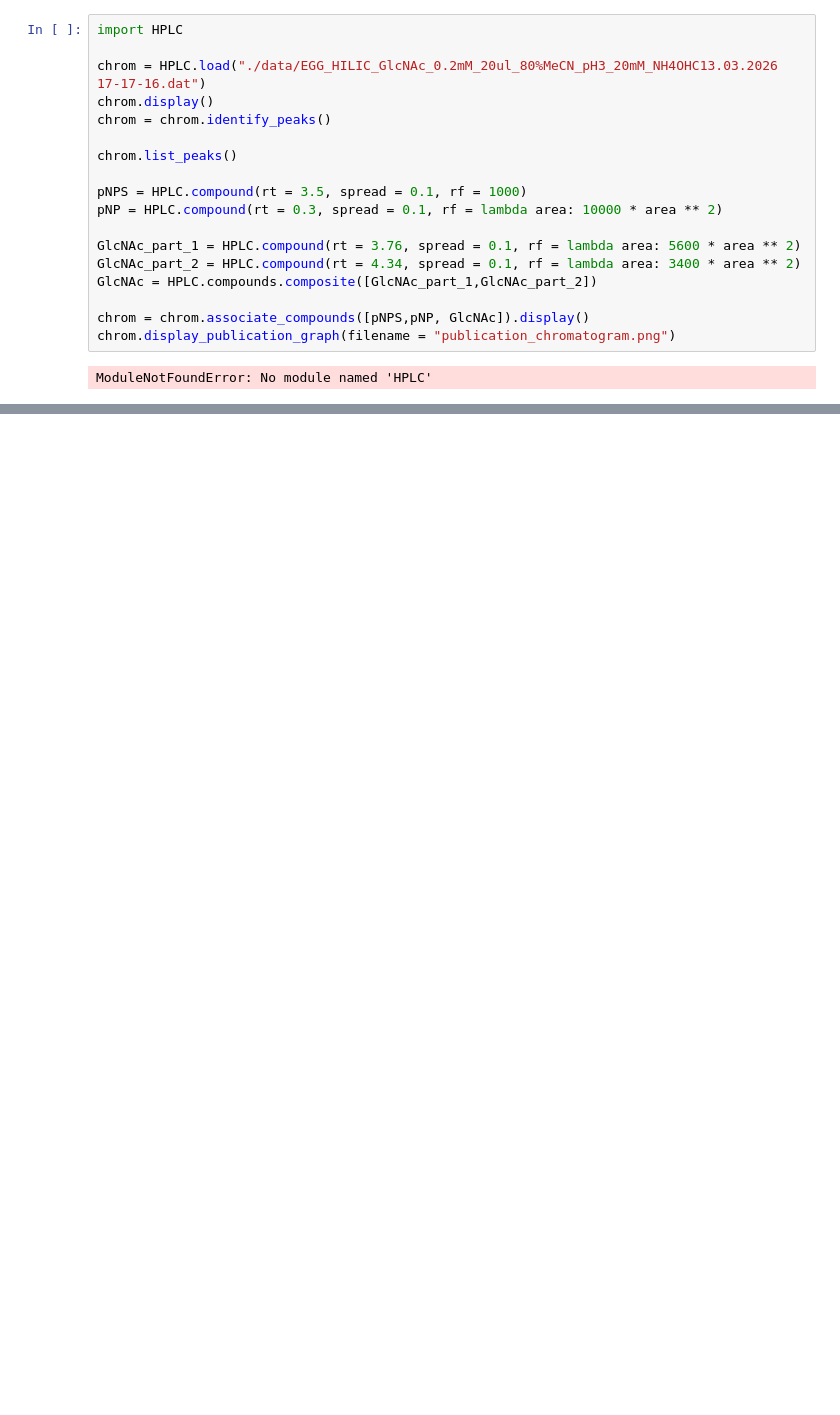
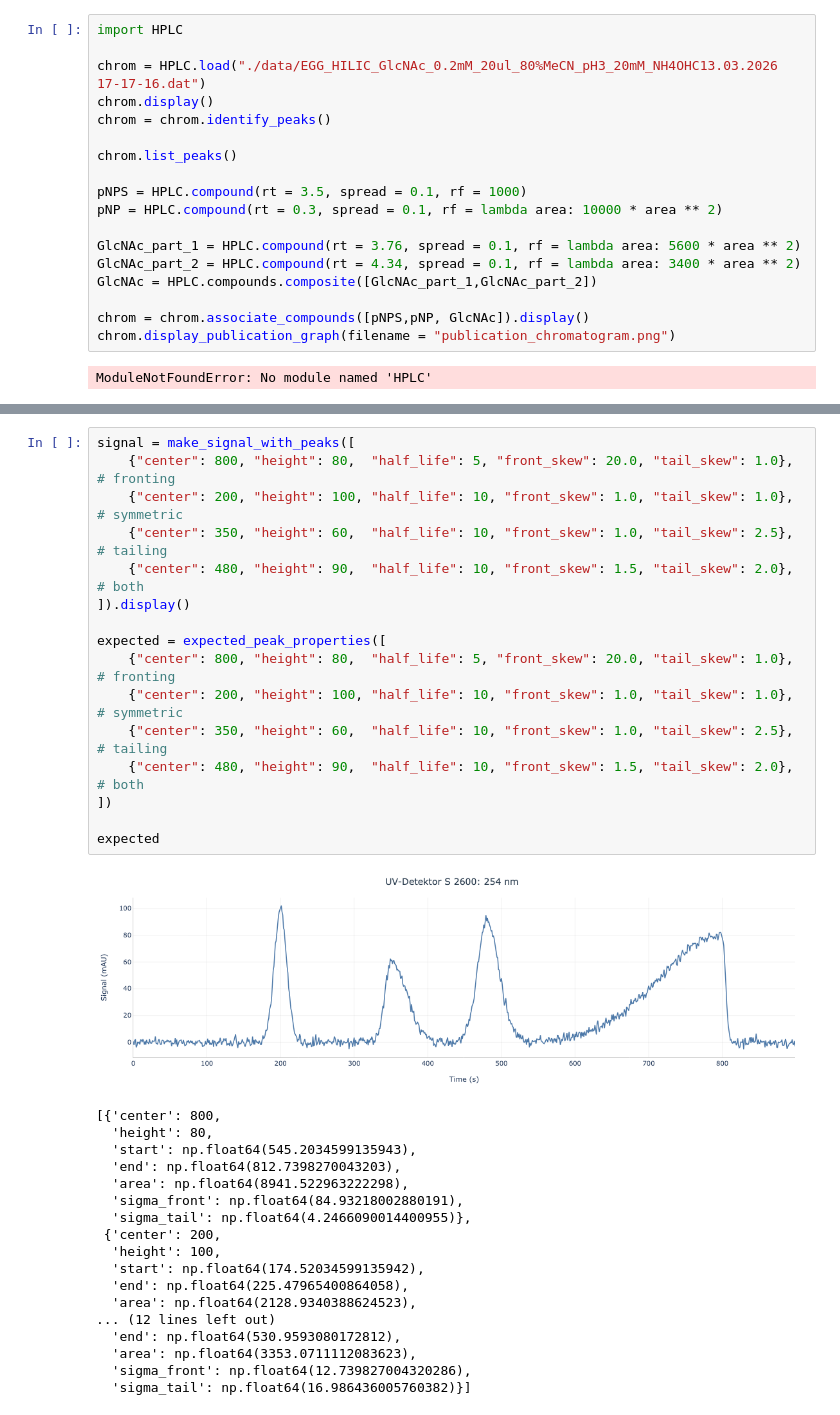
Before and after one commit to eric-gemmell/HPLC, a Jupyter notebook: examples/basic_usage.ipynb, the cells around one changed output, grey strips where cells are left out. Drawn from its saved outputs; the diff is of its cells as text; blank space fills up the shorter version.

```diff
--- a/examples/basic_usage.ipynb
+++ b/examples/basic_usage.ipynb
@@ -60,0 +92,35 @@ WARNING: Running pip as the 'root' user can result in broken permissions and con
+# %%
+signal = make_signal_with_peaks([
+    {"center": 800, "height": 80,  "half_life": 5, "front_skew": 20.0, "tail_skew": 1.0},   # fronting
+    {"center": 200, "height": 100, "half_life": 10, "front_skew": 1.0, "tail_skew": 1.0},   # symmetric
+    {"center": 350, "height": 60,  "half_life": 10, "front_skew": 1.0, "tail_skew": 2.5},   # tailing
+    {"center": 480, "height": 90,  "half_life": 10, "front_skew": 1.5, "tail_skew": 2.0},   # both
+]).display()
+
+expected = expected_peak_properties([
+    {"center": 800, "height": 80,  "half_life": 5, "front_skew": 20.0, "tail_skew": 1.0},   # fronting
+    {"center": 200, "height": 100, "half_life": 10, "front_skew": 1.0, "tail_skew": 1.0},   # symmetric
+    {"center": 350, "height": 60,  "half_life": 10, "front_skew": 1.0, "tail_skew": 2.5},   # tailing
+    {"center": 480, "height": 90,  "half_life": 10, "front_skew": 1.5, "tail_skew": 2.0},   # both
+])
+
+expected
+# %% [output]
+[figure, added]
+[{'center': 800,
+  'height': 80,
+  'start': np.float64(545.2034599135943),
+  'end': np.float64(812.7398270043203),
+  'area': np.float64(8941.522963222298),
+  'sigma_front': np.float64(84.93218002880191),
+  'sigma_tail': np.float64(4.2466090014400955)},
+ {'center': 200,
+  'height': 100,
+  'start': np.float64(174.52034599135942),
+  'end': np.float64(225.47965400864058),
+  'area': np.float64(2128.9340388624523),
+... (12 lines left out)
+  'end': np.float64(530.9593080172812),
+  'area': np.float64(3353.0711112083623),
+  'sigma_front': np.float64(12.739827004320286),
+  'sigma_tail': np.float64(16.986436005760382)}]
```
Also changed, not shown: parts of 3 cells of this notebook, 46 other files.
